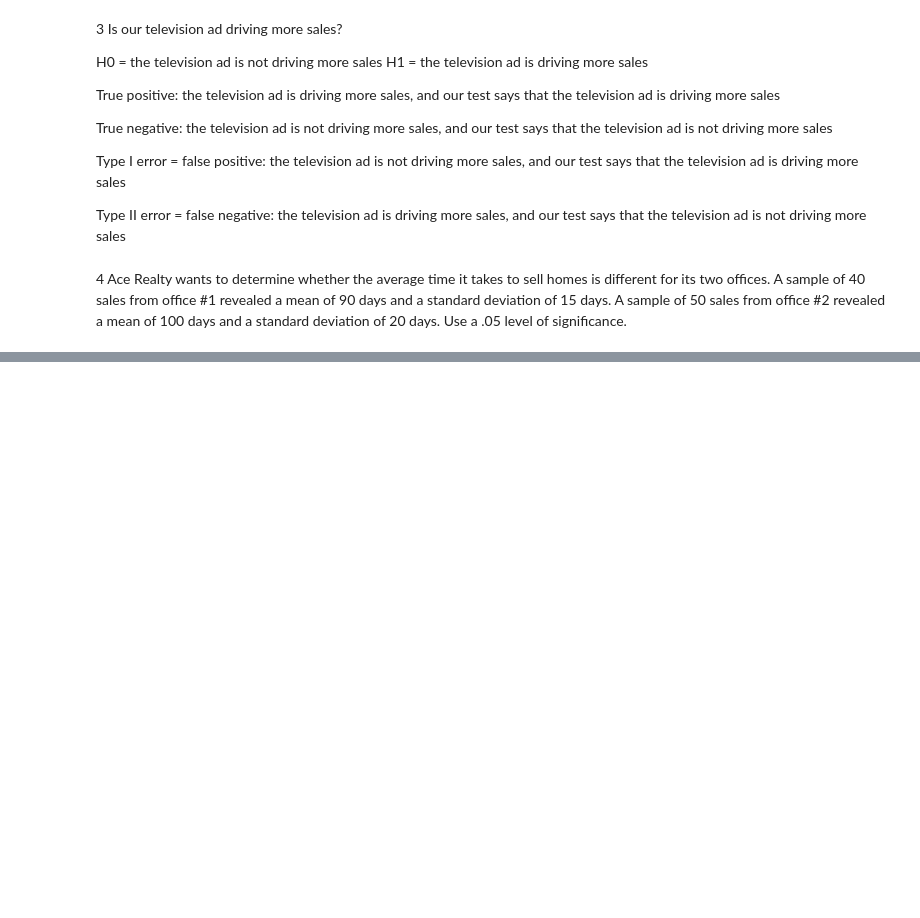
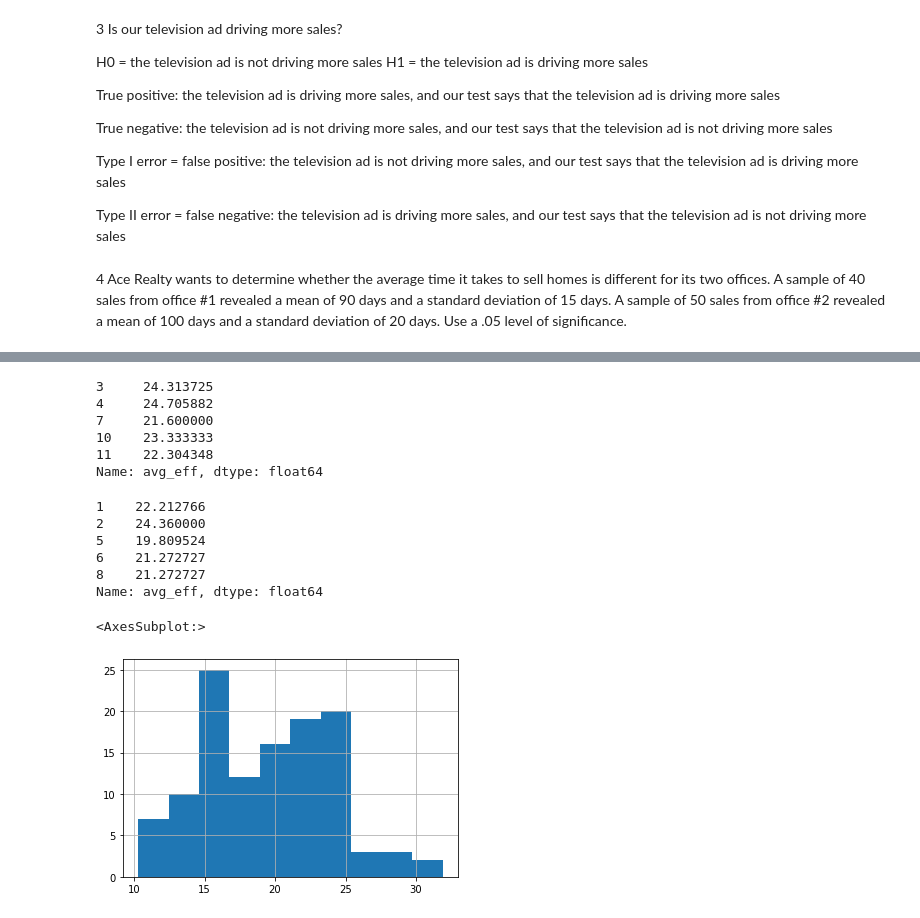
Before and after one commit to ian-james-johnson/data_science_notes, a Jupyter notebook: hypothesis_testing.ipynb, the cells around one changed output, grey strips where cells are left out. Drawn from its saved outputs; the diff is of its cells as text; code cells hidden in the pictures; blank space fills up the shorter version.

Commit message:
answering questions

```diff
--- a/hypothesis_testing.ipynb
+++ b/hypothesis_testing.ipynb
@@ -75,0 +113,7 @@ Use a .05 level of significance.
+# %%
+#5
+# Load the mpg dataset and use it to answer the following questions:
+
+# Is there a difference in fuel-efficiency in cars from 2008 vs 1999?
+df = data('mpg')
+df.head()
@@ -75,0 +154,3 @@ Use a .05 level of significance.
+# %%
+df['avg_eff'] = stats.hmean(df[['cty', 'hwy']], axis = 1)
+df.head()
@@ -75,0 +164,25 @@ Use a .05 level of significance.
+# %%
+cars_2008 = df[df.year == 2008].avg_eff
+cars_2008.head()
+# %% [output]
+3     24.313725
+4     24.705882
+7     21.600000
+10    23.333333
+11    22.304348
+Name: avg_eff, dtype: float64
+# %%
+cars_1999 = df[df.year == 1999].avg_eff
+cars_1999.head()
+# %% [output]
+1    22.212766
+2    24.360000
+5    19.809524
+6    21.272727
+8    21.272727
+Name: avg_eff, dtype: float64
+# %%
+cars_2008.hist()
+# %% [output]
+<AxesSubplot:>
+[figure, added]
```
Also changed, not shown: parts of 27 cells of this notebook, 1 other file.
